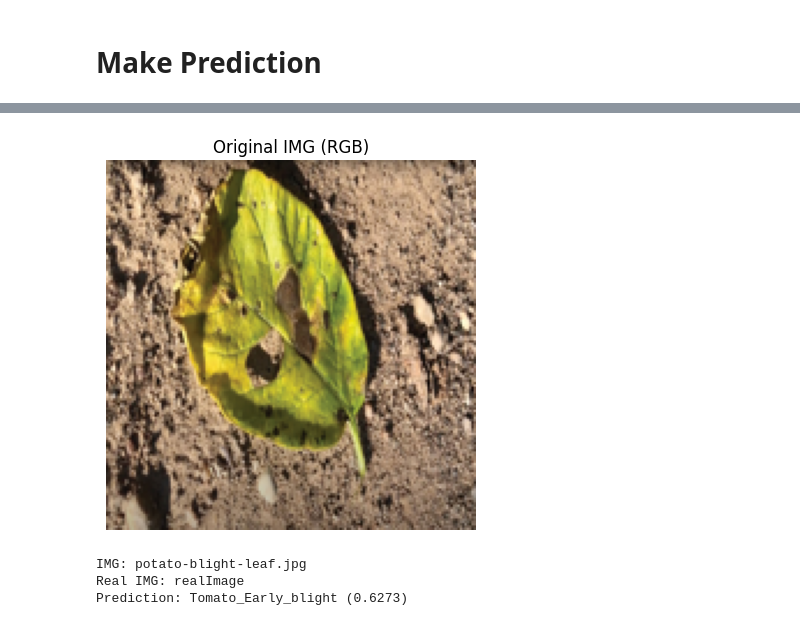
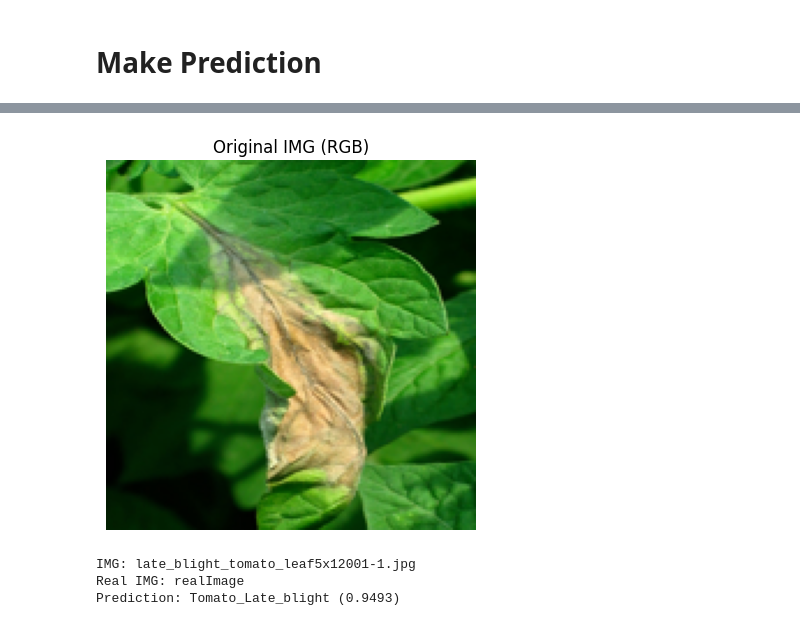
Before and after one commit to Dolaptruongvu/Vision-Text-Retrieval-AI, a Jupyter notebook: train.ipynb, the cells around one changed output, grey strips where cells are left out. Drawn from its saved outputs; the diff is of its cells as text; code cells hidden in the pictures.

Commit message:
change model, add server

```diff
--- a/train.ipynb
+++ b/train.ipynb
@@ -246,8 +246,8 @@ Finished: two-path-inception-v2.7-True-0.2
 # for metric, name in zip(evaluated,["loss","acc","top 5 acc"]):
 #       print(name,metric)
 # %%
-# print('True Results: ')
-# Falsemodel = keras.models.load_model("./modelsCP/two-path-inception-v2.7-True-0.2-best_result.keras", custom_objects={'CopyChannels': cai.layers.CopyChannels})
-# evaluated = Falsemodel.evaluate(test_x,test_y)
-# for metric, name in zip(evaluated,["loss","acc","top 5 acc"]):
-#       print(name,metric)
+print('True Results: ')
+model = keras.models.load_model("./modelsCP/two-path-inception-v2.7-True-0.2-best_result.keras", custom_objects={'CopyChannels': cai.layers.CopyChannels})
+evaluated = model.evaluate(test_x,test_y)
+for metric, name in zip(evaluated,["loss","acc","top 5 acc"]):
+      print(name,metric)
@@ -260,7 +284,7 @@ import os
 from PIL import Image
 import matplotlib.pyplot as plt
 
-image_path = "./realImage/potato-blight-leaf.jpg"
+image_path = "./realImage/late_blight_tomato_leaf5x12001-1.jpg"
 target_size = (input_shape[0], input_shape[1])
 
 # Preprocessing img
@@ -292,4 +316,4 @@ print(f"Prediction: {classes[predicted_idx]} ({pred[0][predicted_idx]:.4f})")
-[figure, old version]
+[figure, new version]
-IMG: potato-blight-leaf.jpg
+IMG: late_blight_tomato_leaf5x12001-1.jpg
 Real IMG: realImage
-Prediction: Tomato_Early_blight (0.6273)
+Prediction: Tomato_Late_blight (0.9493)
```
Also changed, not shown: parts of 4 cells of this notebook, 16 other files.
